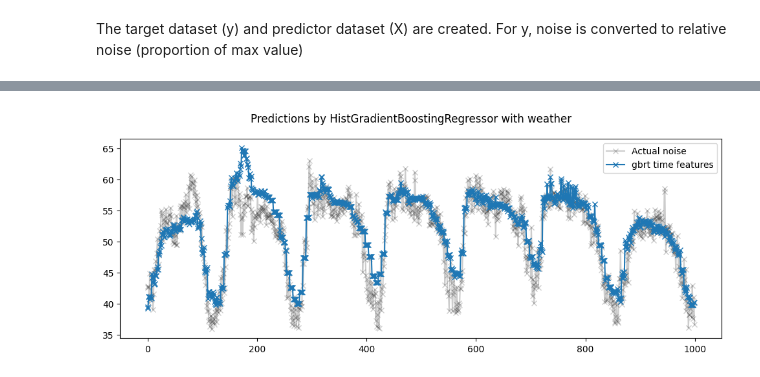
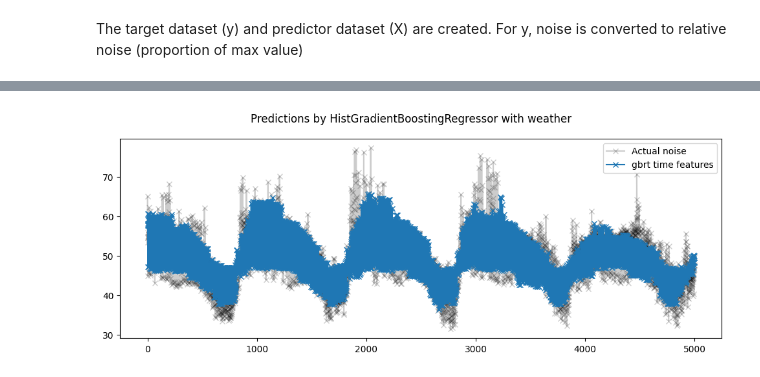
Before and after one commit to IvanaOsredek/ModernDataAnalyticsProject, a Jupyter notebook: MDA_HistGradientBoostingRegressor.ipynb, the cells around one changed output, grey strips where cells are left out. Saved outputs shown, nothing was run; the diff lists cells and outputs as text; code cells hidden in the pictures.

```diff
--- a/MDA_HistGradientBoostingRegressor.ipynb
+++ b/MDA_HistGradientBoostingRegressor.ipynb
@@ -55,11 +111,8 @@ See the caveats in the documentation: https://pandas.pydata.org/pandas-docs/stab
 # %%
-df_fil_nd = df_fil_nd[df_fil_nd.isna()['LC_HUMIDITY']==False]
-df_fil_nd['weekday'] = df_fil_nd['weekday'].replace(to_replace='Monday', value=0)
-df_fil_nd['weekday'] = df_fil_nd['weekday'].replace(to_replace='Tuesday', value=1)
-df_fil_nd['weekday'] = df_fil_nd['weekday'].replace(to_replace='Wednesday', value=2)
-df_fil_nd['weekday'] = df_fil_nd['weekday'].replace(to_replace='Thursday', value=3)
-df_fil_nd['weekday'] = df_fil_nd['weekday'].replace(to_replace='Friday', value=4)
-df_fil_nd['weekday'] = df_fil_nd['weekday'].replace(to_replace='Saturday', value=5)
-df_fil_nd['weekday'] = df_fil_nd['weekday'].replace(to_replace='Sunday', value=6)
-
-df_fil_nd
+df_nd['weekday'] = df_nd['weekday'].replace(to_replace='Monday', value=0)
+df_nd['weekday'] = df_nd['weekday'].replace(to_replace='Tuesday', value=1)
+df_nd['weekday'] = df_nd['weekday'].replace(to_replace='Wednesday', value=2)
+df_nd['weekday'] = df_nd['weekday'].replace(to_replace='Thursday', value=3)
+df_nd['weekday'] = df_nd['weekday'].replace(to_replace='Friday', value=4)
+df_nd['weekday'] = df_nd['weekday'].replace(to_replace='Saturday', value=5)
+df_nd['weekday'] = df_nd['weekday'].replace(to_replace='Sunday', value=6)
@@ -80,15 +119,15 @@ df_fil_nd
 # %% [markdown]
 The target dataset (y) and predictor dataset (X) are created. For y, noise is converted to relative noise (proportion of max value)
 # %%
-y = df_fil_nd["laeq"]
-X = df_fil_nd.drop(["laeq","laeq_delayed"], axis="columns")
+y = df_nd["laeq"]
+X = df_nd.drop(["laeq","laeq_delayed"], axis="columns")
 # %%
 #create time-sensitive split for cross-validation
 ts_cv = TimeSeriesSplit(
     n_splits=5,
-    gap=4320,
-    max_train_size=10000,
-    test_size=1000,
+    gap=38880,
+    max_train_size=66000,
+    test_size=30000,
 )
 # %%
 #inspect splits
@@ -131,8 +170,8 @@ X.iloc[train_4]
 # %%
 # grid search for hyperparameter tuning
 param_grid = {
-    'learning_rate': (0.14,0.15,0.16,0.17,0.18),
-    'max_leaf_nodes': (14,15,16,17,18)}
+    'learning_rate': (0.14,0.15,0.16),
+    'max_leaf_nodes': (17,18,19,20)}
 model = HistGradientBoostingRegressor()
 model_grid_search = GridSearchCV(model, param_grid=param_grid,
                                  n_jobs=2, cv=ts_cv)
@@ -251,22 +284,22 @@ Root Mean Squared Error: 3.500 +/- 0.632
 # %%
 #Qualitative analysis of the impact of features on linear model predictions
 gbrt_pipeline.fit(X.iloc[train_0], y.iloc[train_0])
 gbrt_predictions = gbrt_pipeline.predict(X.iloc[test_0])
 
-last_hours = slice(-1000, None)
+last_hours = slice(-5000, None)
 fig, ax = plt.subplots(figsize=(12, 4))
 fig.suptitle("Predictions by HistGradientBoostingRegressor with weather")
 ax.plot(
     y.iloc[test_0].values[last_hours],
     "x-",
     alpha=0.2,
     label="Actual noise",
     color="black",
 )
 ax.plot(gbrt_predictions[last_hours], "x-", label="gbrt time features")
 _ = ax.legend()
 # %% [output]
-[figure, old version]
+[figure, new version]
 # %%
 fig, axes = plt.subplots(ncols=3, figsize=(12, 4), sharey=True)
 fig.suptitle("Non-linear regression models")
```
Also changed, not shown: parts of 20 cells of this notebook, 4 other files.
